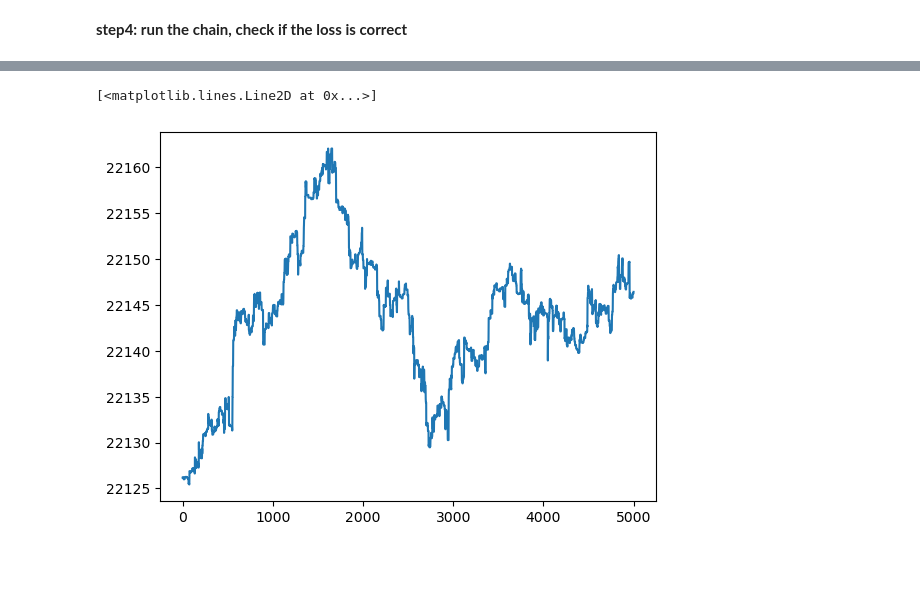
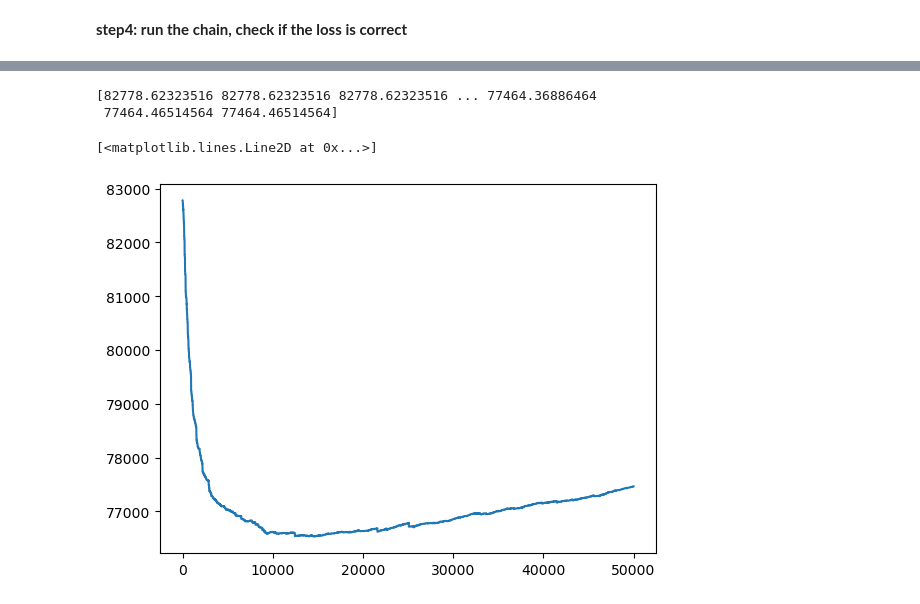
Before and after one commit to JustinSobayo/Distributed-MCMC-State-Exchange-Runtime, a Jupyter notebook: notebooks/T4_SmallScaleChain.ipynb, the cells around one changed output, grey strips where cells are left out. Saved outputs shown, nothing was run; the diff lists cells and outputs as text; code cells hidden in the pictures; blank space fills up the shorter version.

```diff
--- a/notebooks/T4_SmallScaleChain.ipynb
+++ b/notebooks/T4_SmallScaleChain.ipynb
@@ -163,7 +161,7 @@ smallScaleChain.set_update_region(True,highvel_mask)
 # %% [output]
 the update blocks is set to be randomly generated for any locations inside the given region
 # %%
-smallScaleChain.set_loss_type(map_func='sumsquare', sigma_mc=5, massConvInRegion=True)
+smallScaleChain.set_loss_type(map_func='sumsquare', sigma_mc=3, massConvInRegion=True)
 # %%
 # set up the block sizes
 min_block_x = 5
@@ -177,9 +175,9 @@ Sequential Gaussian Simulation is set to perform on the normalized data. This ns
 ###################When no normal score transformation###################
 # do_transform could be set to true for both detrend and no detrend options
 # recommend to set it to true
-#smallScaleChain.set_normal_transformation(nst_trans, do_transform=False)
+smallScaleChain.set_normal_transformation(nst_trans, do_transform=False)
 # %%
-smallScaleChain.set_normal_transformation(nst_trans, do_transform=True)
+#smallScaleChain.set_normal_transformation(nst_trans, do_transform=True)
 # %% [markdown]
 When running the SGS chain, it is possible to 'detrend' the topography.
 
@@ -190,7 +188,7 @@ smallScaleChain.set_trend(trend = [], detrend_map = False)
 # %%
 #smallScaleChain.set_trend(trend = trend, detrend_map = True)
 # %%
-smallScaleChain.set_variogram('Matern',V1_p[0],V1_p[1],0,isotropic=True,vario_smoothness=V1_p[2])
+smallScaleChain.set_variogram('Matern',V1_p[0],V1_p[1],0,isotropic=True,vario_smoothness=1)
 # %% [output]
 the variogram is set to type Matern
 # %%
@@ -248,8 +250,14 @@ i: 4000 mc loss: 2.214e+04 loss: 2.214e+04 acceptance rate: 0.5233691577105724
 # %%
-plt.plot(loss)
+total_loss = np.array([])
+for i in range(0,10):
+    curr_loss = np.loadtxt('Stancomb_sgs1_loss_'+str(i*n_iter)+'.txt')
+    total_loss = np.append(total_loss, curr_loss)
+plt.plot(total_loss)
 # %% [output]
-[<matplotlib.lines.Line2D at 0x...>]
+[82778.62323516 82778.62323516 82778.62323516 ... 77464.36886464
+ 77464.46514564 77464.46514564]
+[<matplotlib.lines.Line2D at 0x...>]
-[figure, old version]
+[figure, new version]
 # %%
 bed1 = np.loadtxt('Stancomb_sgs1_bed_45000.txt')
 plt.pcolormesh(xx,yy, bed1,vmax=2000,vmin=-2000)
```
Also changed, not shown: parts of 16 cells of this notebook, 2 other files.
